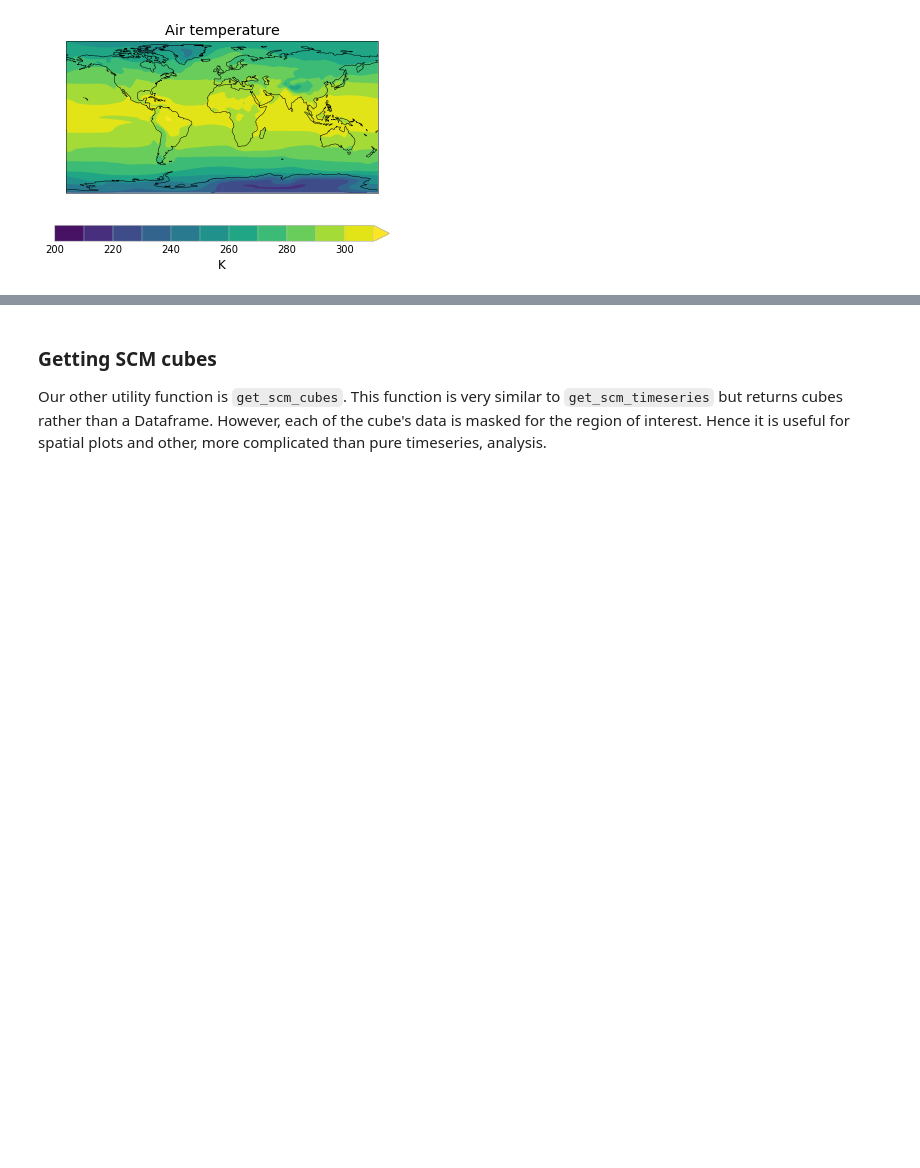
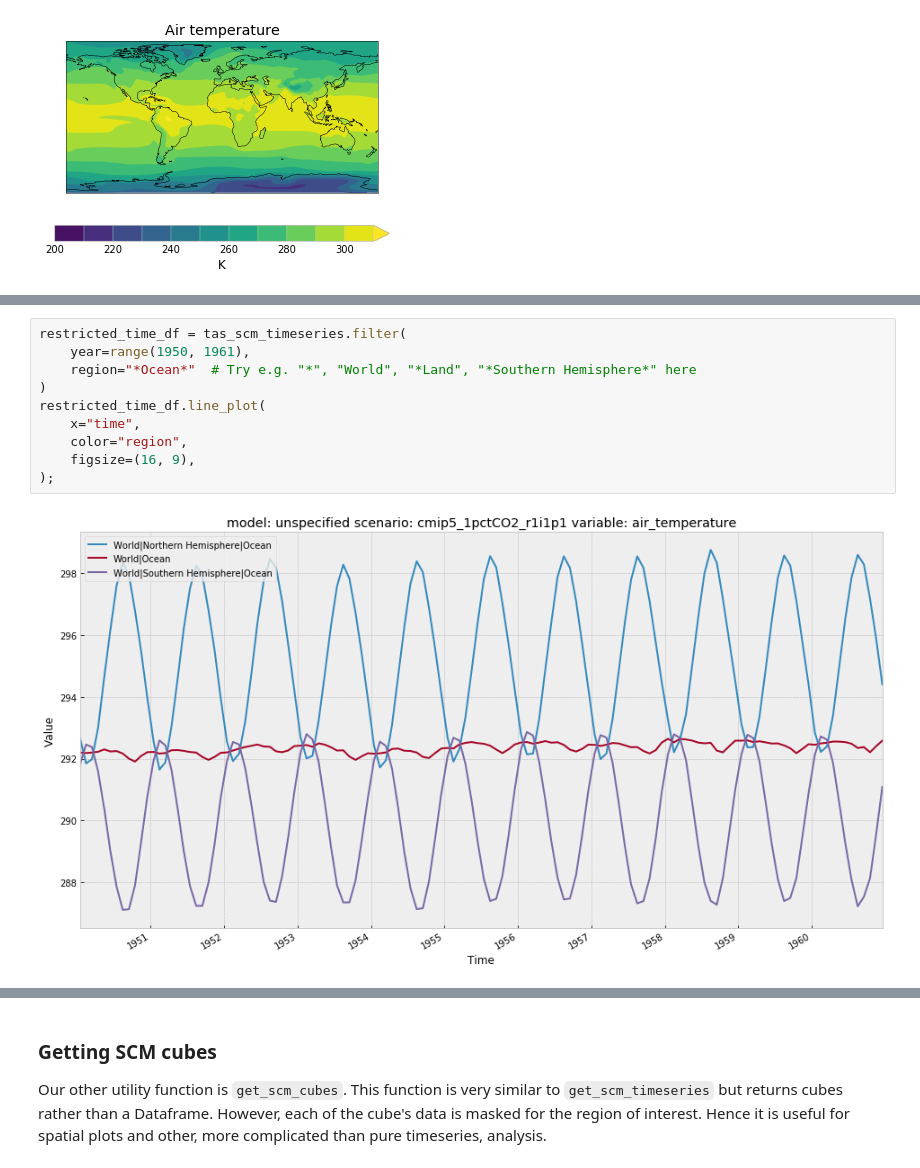
Before and after one commit to znicholls/netcdf-scm, a Jupyter notebook: notebooks/demo.ipynb, the cells around one changed output, grey strips where cells are left out. Saved outputs shown, nothing was run; the diff lists cells and outputs as text; blank space fills up the shorter version.

```diff
--- a/notebooks/demo.ipynb
+++ b/notebooks/demo.ipynb
@@ -235 +219,13 @@ for label, df in restricted_time_df.groupby("region"):
+# %%
+restricted_time_df = tas_scm_timeseries.filter(
+    year=range(1950, 1961),
+    region="*Ocean*"  # Try e.g. "*", "World", "*Land", "*Southern Hemisphere*" here
+)
+restricted_time_df.line_plot(
+    x="time",
+    color="region",
+    figsize=(16, 9),
+);
+# %% [output]
+[figure, added]
 # %%
```
Also changed, not shown: parts of 13 cells of this notebook.
